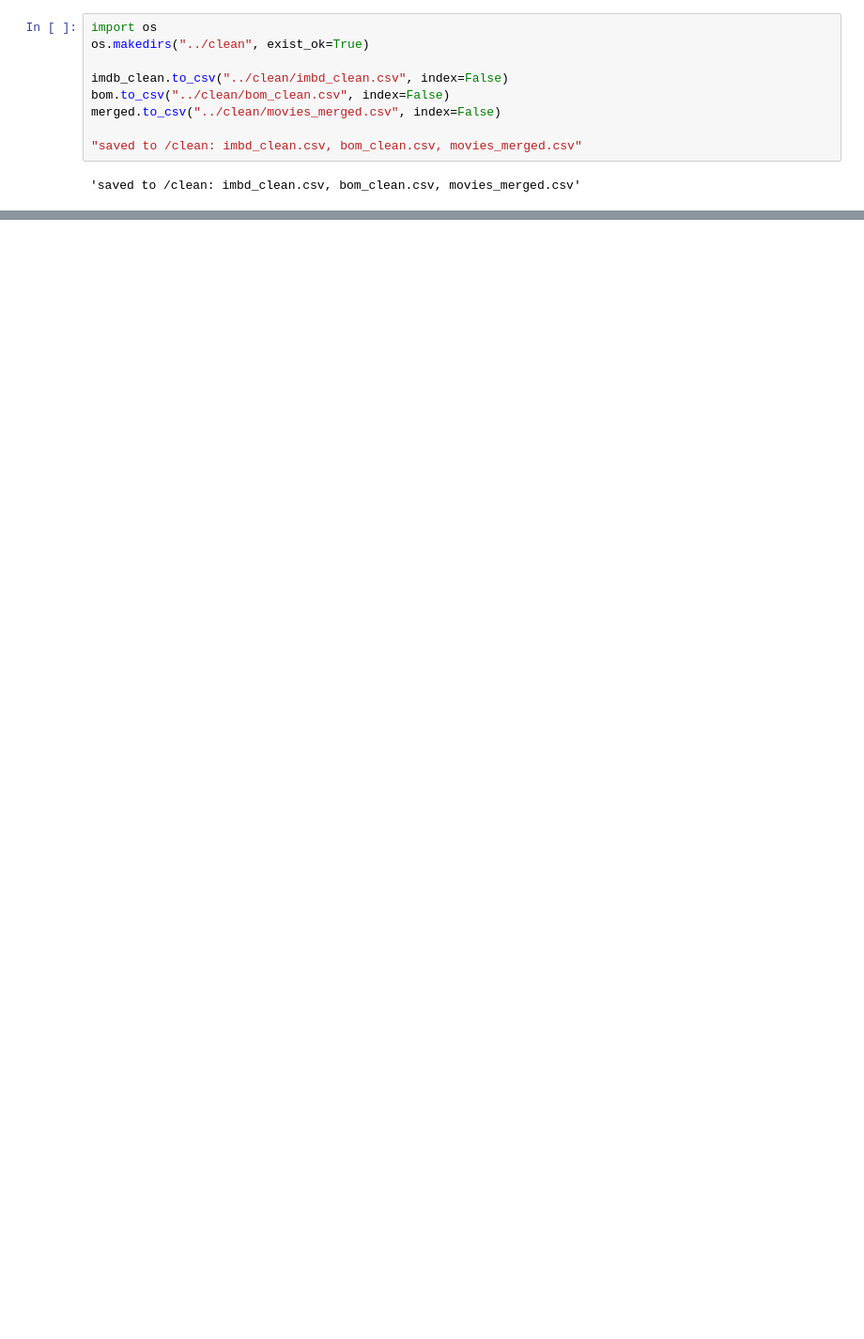
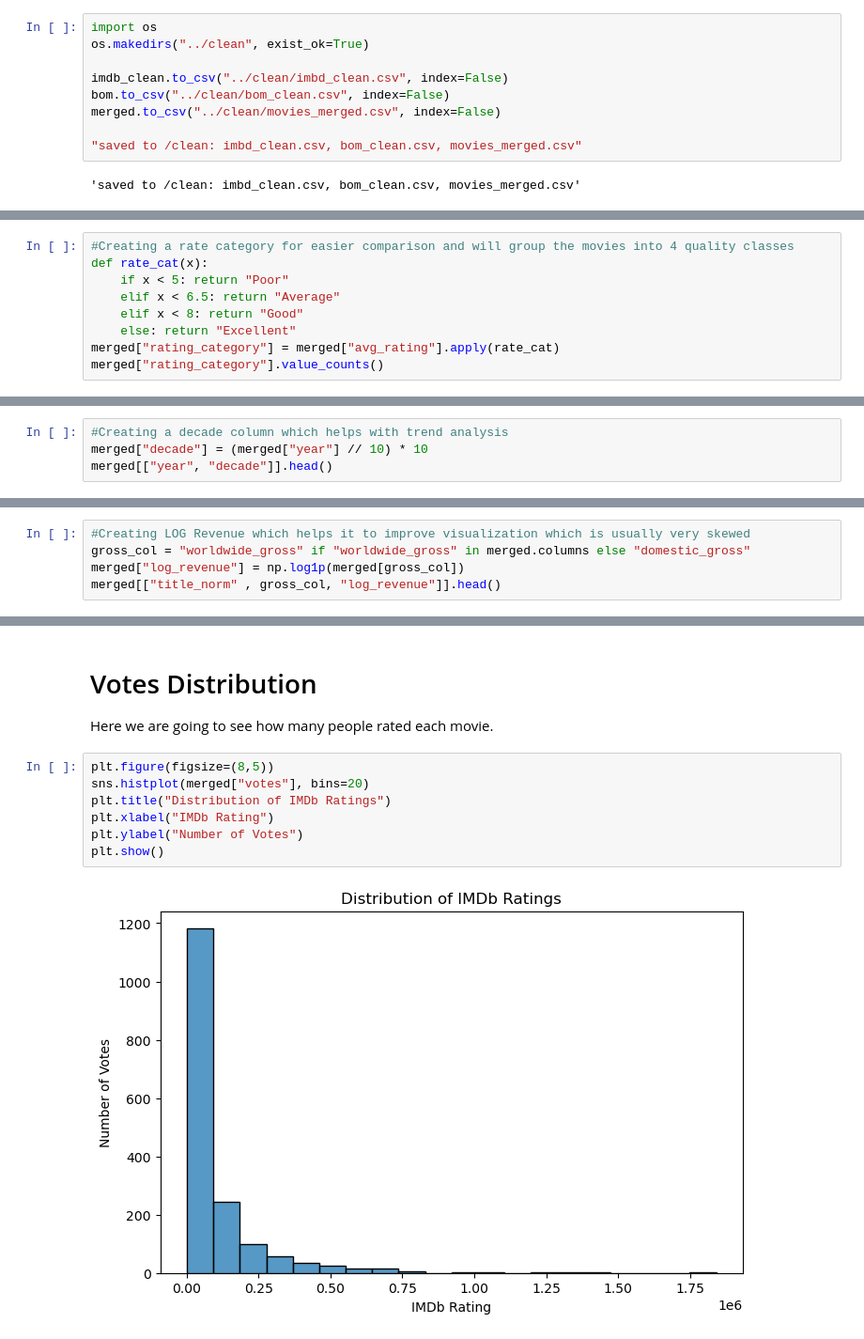
Before and after one commit to Christine-Muhoro/movie_group_project, a Jupyter notebook: notebooks/Mwiti.ipynb, the cells around one changed output, grey strips where cells are left out. Shown at 94% size. Drawn from its saved outputs; the diff is of its cells as text; blank space fills up the shorter version.

```diff
--- a/notebooks/Mwiti.ipynb
+++ b/notebooks/Mwiti.ipynb
@@ -444,0 +438,9 @@ plt.show()
+# %%
+#Creating a rate category for easier comparison and will group the movies into 4 quality classes
+def rate_cat(x):
+    if x < 5: return "Poor"
+    elif x < 6.5: return "Average"
+    elif x < 8: return "Good"
+    else: return "Excellent"
+merged["rating_category"] = merged["avg_rating"].apply(rate_cat)
+merged["rating_category"].value_counts()
@@ -444,0 +454,4 @@ plt.show()
+# %%
+#Creating a decade column which helps with trend analysis
+merged["decade"] = (merged["year"] // 10) * 10
+merged[["year", "decade"]].head()
@@ -444,0 +465,5 @@ plt.show()
+# %%
+#Creating LOG Revenue which helps it to improve visualization which is usually very skewed
+gross_col = "worldwide_gross" if "worldwide_gross" in merged.columns else "domestic_gross"
+merged["log_revenue"] = np.log1p(merged[gross_col])
+merged[["title_norm" , gross_col, "log_revenue"]].head()
@@ -444,0 +491,12 @@ plt.show()
+# %% [markdown]
+# Votes Distribution
+Here we are going to see how many people rated each movie.
+# %%
+plt.figure(figsize=(8,5))
+sns.histplot(merged["votes"], bins=20)
+plt.title("Distribution of IMDb Ratings")
+plt.xlabel("IMDb Rating")
+plt.ylabel("Number of Votes")
+plt.show()
+# %% [output]
+[figure, added]
```
Also changed, not shown: parts of 59 cells of this notebook.
